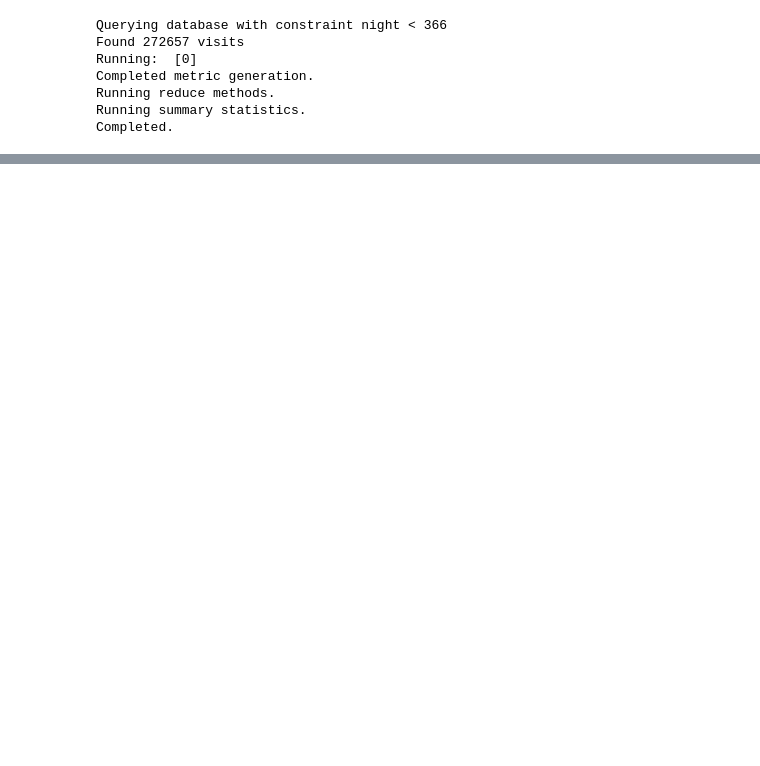
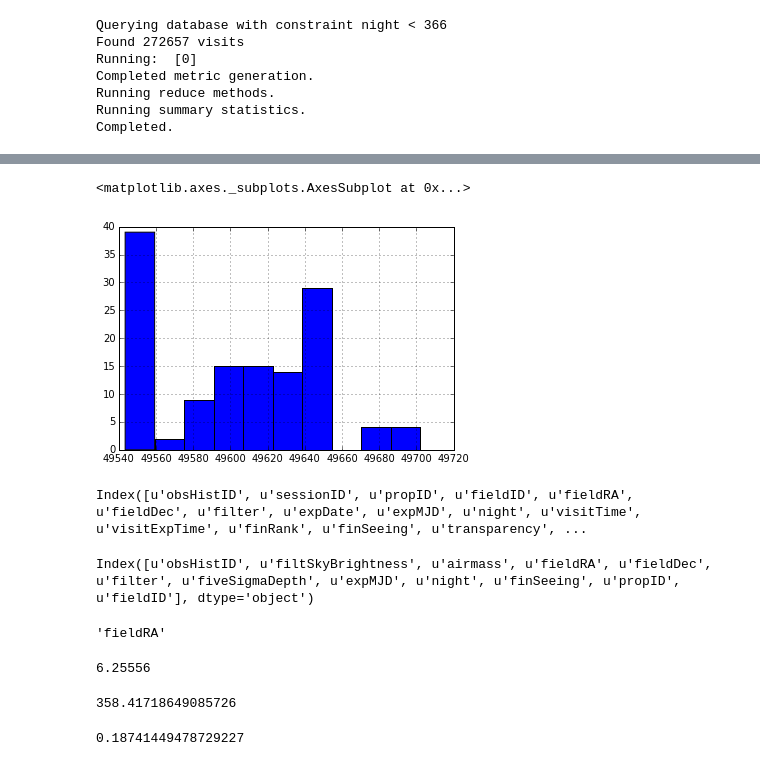
Before and after one commit to rbiswas4/Cadence, a Jupyter notebook: quality/LightCurveMetrics.ipynb, the cells around one changed output, grey strips where cells are left out. Saved outputs shown, nothing was run; the diff lists cells and outputs as text; code cells hidden in the pictures; blank space fills up the shorter version.

```diff
--- a/quality/LightCurveMetrics.ipynb
+++ b/quality/LightCurveMetrics.ipynb
@@ -268,2 +200,0 @@ times = np.random.uniform(llc.expMJD.min(),llc.expMJD.max(), size=numSN)
-# %%
-llc = pd.DataFrame.from_records(bundle.metricValues.data[0])
@@ -463,0 +210,5 @@ so._
+# %%
+llc.expMJD.hist()
+# %% [output]
+<matplotlib.axes._subplots.AxesSubplot at 0x...>
+[figure, added]
@@ -463,0 +218,24 @@ so._
+# %%
+ss.columns
+# %% [output]
+Index([u'obsHistID', u'sessionID', u'propID', u'fieldID', u'fieldRA', u'fieldDec', u'filter', u'expDate', u'expMJD', u'night', u'visitTime', u'visitExpTime', u'finRank', u'finSeeing', u'transparency', ...
+# %%
+llc.columns
+# %% [output]
+Index([u'obsHistID', u'filtSkyBrightness', u'airmass', u'fieldRA', u'fieldDec', u'filter', u'fiveSigmaDepth', u'expMJD', u'night', u'finSeeing', u'propID', u'fieldID'], dtype='object')
+# %%
+q2.raCol
+# %% [output]
+'fieldRA'
+# %%
+q2.summary[q2.raCol].iloc[0]
+# %% [output]
+6.25556
+# %%
+q2.radeg
+# %% [output]
+358.41718649085726
+# %%
+q2.decdeg
+# %% [output]
+0.18741449478729227
```
Also changed, not shown: parts of 90 cells of this notebook, 1 other file.
